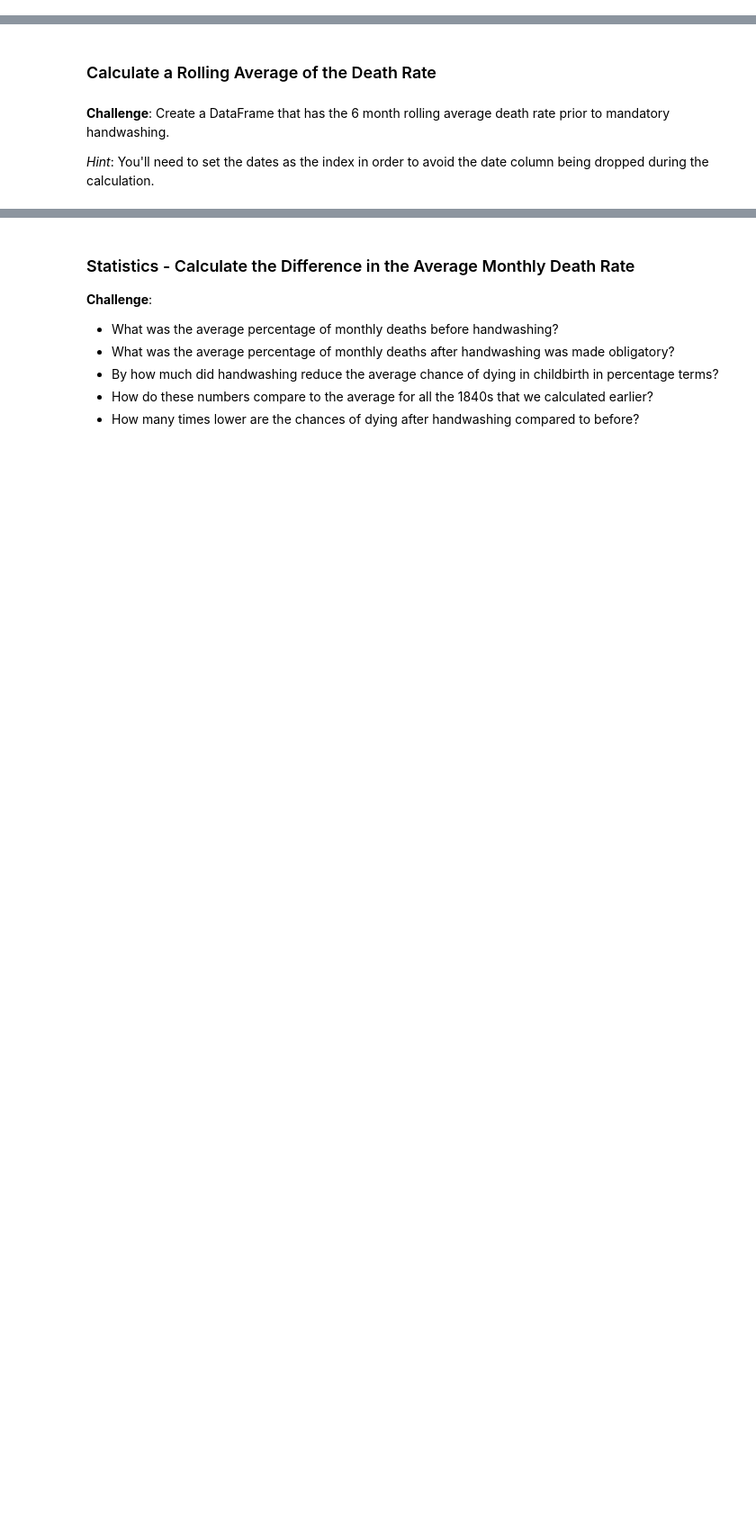
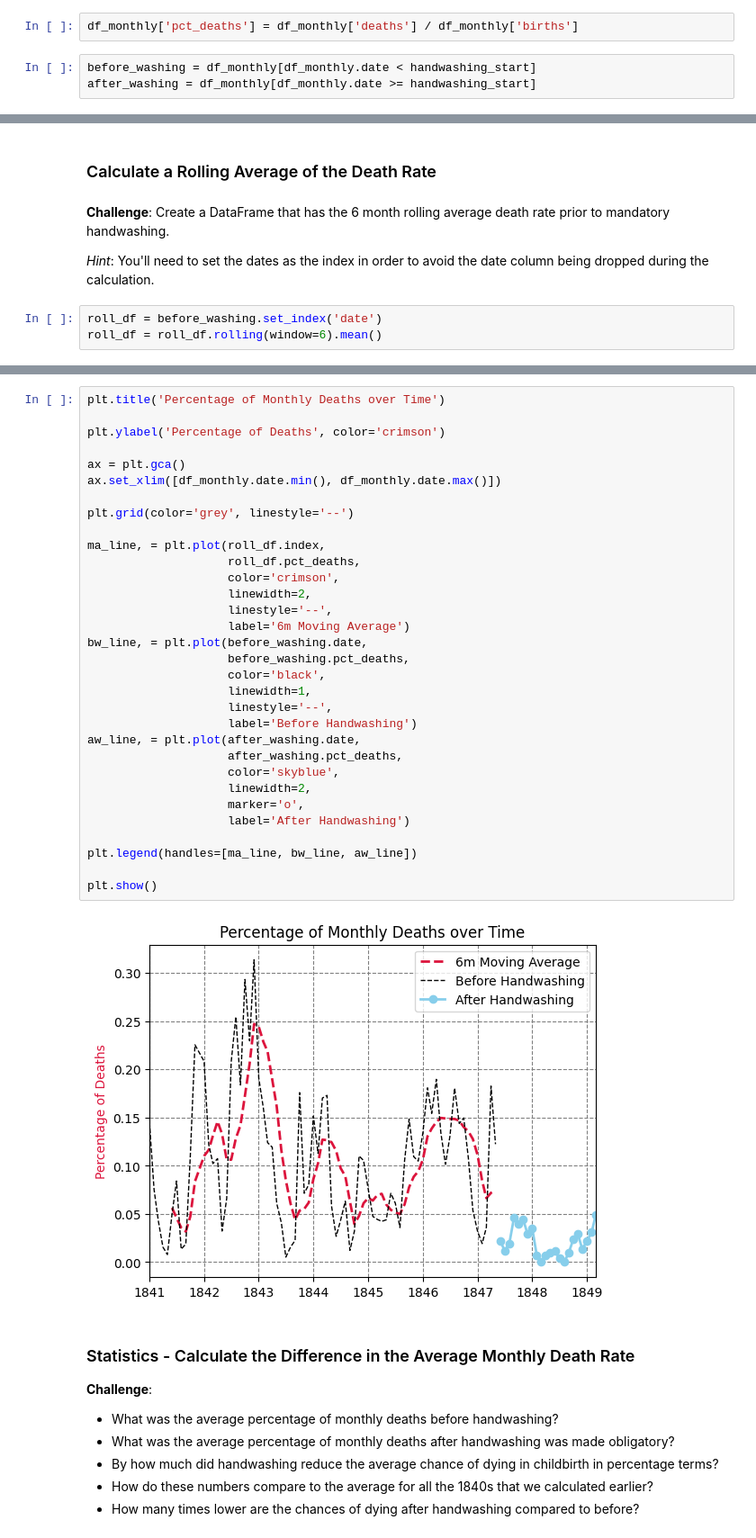
Before and after one commit to M-Awwab-Khan/dr-semmelweis-handwashing-analysis, a Jupyter notebook: Dr_Semmelweis_Handwashing_Discovery_(start).ipynb, the cells around one changed output, grey strips where cells are left out. Shown at 90% size. Drawn from its saved outputs; the diff is of its cells as text; blank space fills up the shorter version.

Commit message:
effect of handwashing on both clinics analyzed

```diff
--- a/Dr_Semmelweis_Handwashing_Discovery_(start).ipynb
+++ b/Dr_Semmelweis_Handwashing_Discovery_(start).ipynb
@@ -258,3 +284,8 @@ handwashing_start = pd.to_datetime('1847-06-01')
 * Create two subsets from the `df_monthly` data: before and after Dr Semmelweis ordered washing hand.
 * Calculate the average death rate prior to June 1947.
 * Calculate the average death rate after June 1947.
+# %%
+df_monthly['pct_deaths'] = df_monthly['deaths'] / df_monthly['births']
+# %%
+before_washing = df_monthly[df_monthly.date < handwashing_start]
+after_washing = df_monthly[df_monthly.date >= handwashing_start]
@@ -264,3 +303,6 @@ handwashing_start = pd.to_datetime('1847-06-01')
 **Challenge**: Create a DataFrame that has the 6 month rolling average death rate prior to mandatory handwashing.
 
 *Hint*: You'll need to set the dates as the index in order to avoid the date column being dropped during the calculation.
+# %%
+roll_df = before_washing.set_index('date')
+roll_df = roll_df.rolling(window=6).mean()
@@ -276,6 +335,40 @@ handwashing_start = pd.to_datetime('1847-06-01')
 * Show the moving average as a thicker, crimon line.
 * Show the rate after handwashing as a skyblue line with round markers.
 * Look at the [code snippet in the documentation to see how you can add a legend](https://matplotlib.org/3.1.1/api/_as_gen/matplotlib.pyplot.legend.html) to the chart.
+# %%
+plt.title('Percentage of Monthly Deaths over Time')
+
+plt.ylabel('Percentage of Deaths', color='crimson')
+
+ax = plt.gca()
+ax.set_xlim([df_monthly.date.min(), df_monthly.date.max()])
+
+plt.grid(color='grey', linestyle='--')
+
+ma_line, = plt.plot(roll_df.index,
+                    roll_df.pct_deaths,
+                    color='crimson',
+                    linewidth=2,
+                    linestyle='--',
+                    label='6m Moving Average')
+bw_line, = plt.plot(before_washing.date,
+                    before_washing.pct_deaths,
+                    color='black',
+                    linewidth=1,
+                    linestyle='--',
+                    label='Before Handwashing')
+aw_line, = plt.plot(after_washing.date,
+                    after_washing.pct_deaths,
+                    color='skyblue',
+                    linewidth=2,
+                    marker='o',
+                    label='After Handwashing')
+
+plt.legend(handles=[ma_line, bw_line, aw_line])
+
+plt.show()
+# %% [output]
+[figure, added]
 # %% [markdown]
 ### Statistics - Calculate the Difference in the Average Monthly Death Rate
 
```
Also changed, not shown: parts of 9 cells of this notebook.
